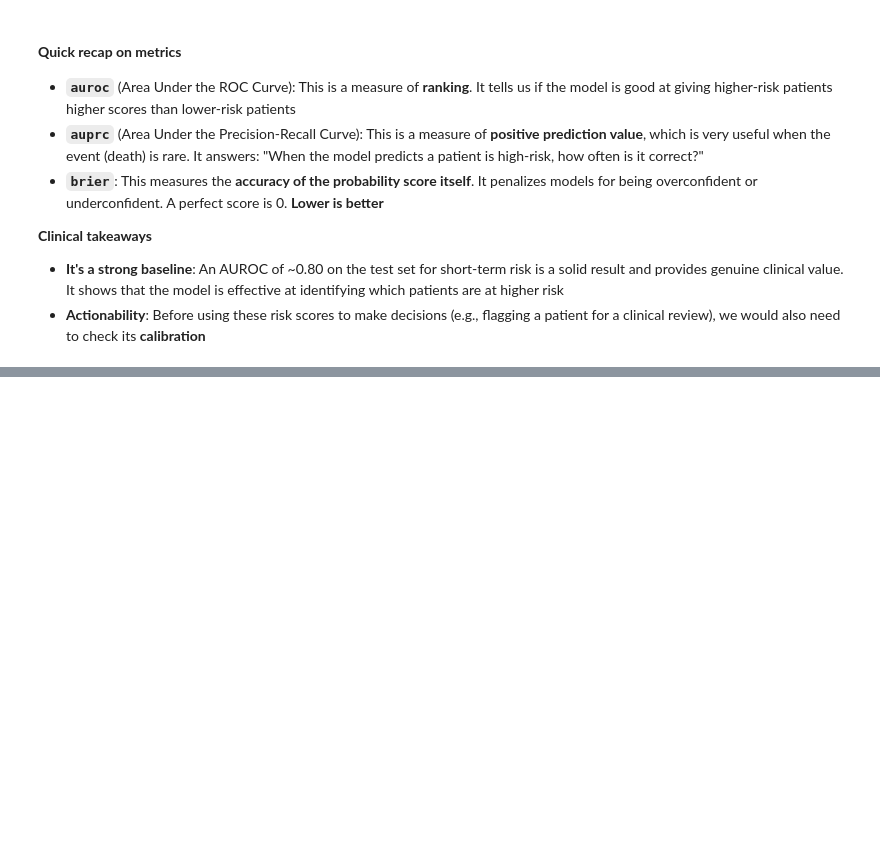
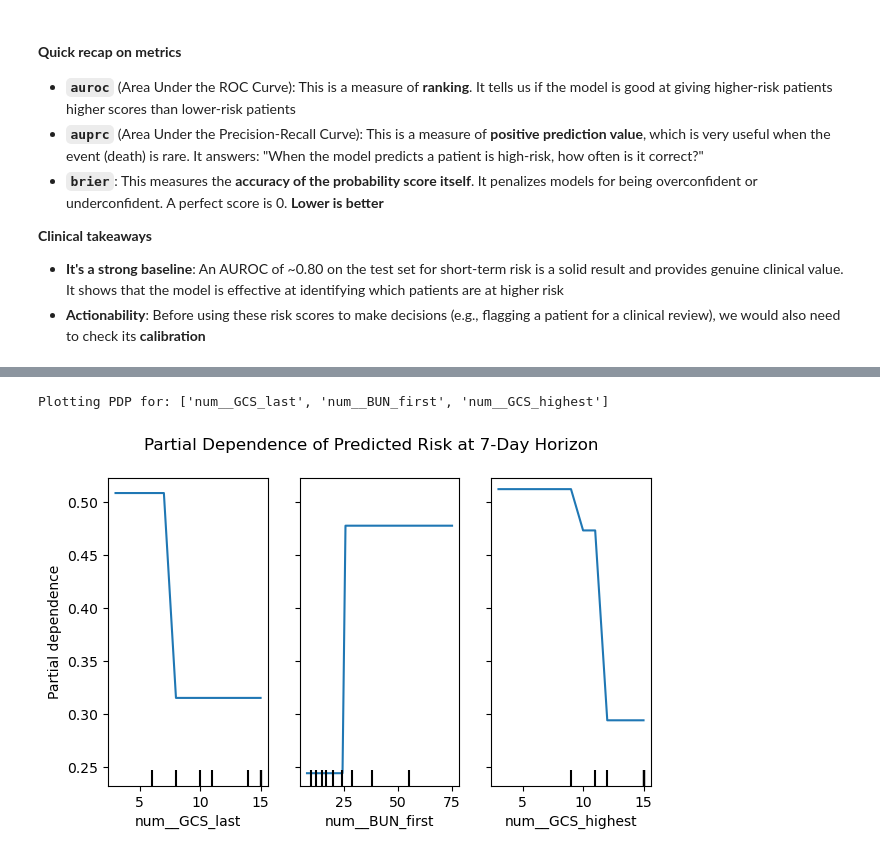
Before and after one commit to IE-ML-for-Healthcare/ICU_Survival_analysis, a Jupyter notebook: 03_ICU_Survival_analysis_DT_RF.ipynb, the cells around one changed output, grey strips where cells are left out. Saved outputs shown, nothing was run; the diff lists cells and outputs as text; code cells hidden in the pictures; blank space fills up the shorter version.

```diff
--- a/03_ICU_Survival_analysis_DT_RF.ipynb
+++ b/03_ICU_Survival_analysis_DT_RF.ipynb
@@ -379,0 +690,49 @@ ARTIFACTS = {
+# %%
+# Partial dependence for features actually used by the tree at 7 days
+
+import numpy as np
+import pandas as pd
+import matplotlib.pyplot as plt
+from sklearn.tree import DecisionTreeClassifier
+from sklearn.inspection import PartialDependenceDisplay
+
+H = 7  # horizon to visualize
+
+# 1) Recreate the evaluable training slice and labels
+m_tr = ARTIFACTS["labels_train"][H]["mask"]
+Xtr_t = Xt_train.loc[m_tr]
+y_tr  = ARTIFACTS["labels_train"][H]["y_true"][m_tr].to_numpy()
+
+# 2) Pull the best hyperparameters we selected for this horizon
+best_row  = ARTIFACTS["dt_metrics"].query("set == 'val' and horizon_days == @H").iloc[0]
+best_depth = int(best_row["best_max_depth"])
+best_leaf  = int(best_row["best_min_samples_leaf"])
+
+# 3) Fit the shallow tree on the same transformed data
+dt = DecisionTreeClassifier(
+    random_state=SEED,
+    class_weight="balanced",
+    max_depth=best_depth,
+    min_samples_leaf=best_leaf
+).fit(Xtr_t, y_tr)
+
+# 4) Pick features the tree actually used (nonzero importance) and prefer continuous ones
+imp = pd.Series(dt.feature_importances_, index=Xtr_t.columns)
+used = imp[imp > 0].sort_values(ascending=False).index.tolist()
+
+# Heuristic: continuous features created by the preprocessor often start with "num__"
+cont_used = [f for f in used if f.startswith("num__")]
+targets = cont_used[:3] if len(cont_used) > 0 else used[:3]
+
+if len(targets) == 0:
+    print("No features with nonzero importance were found for PDP")
+else:
+    print("Plotting PDP for:", targets)
+    PartialDependenceDisplay.from_estimator(
+        dt, Xtr_t, targets, kind="average", grid_resolution=50
+    )
+    plt.suptitle(f"Partial Dependence of Predicted Risk at {H}-Day Horizon")
+    plt.show()
+# %% [output]
+Plotting PDP for: ['num__GCS_last', 'num__BUN_first', 'num__GCS_highest']
+[figure, added]
```
Also changed, not shown: parts of 22 cells of this notebook.
